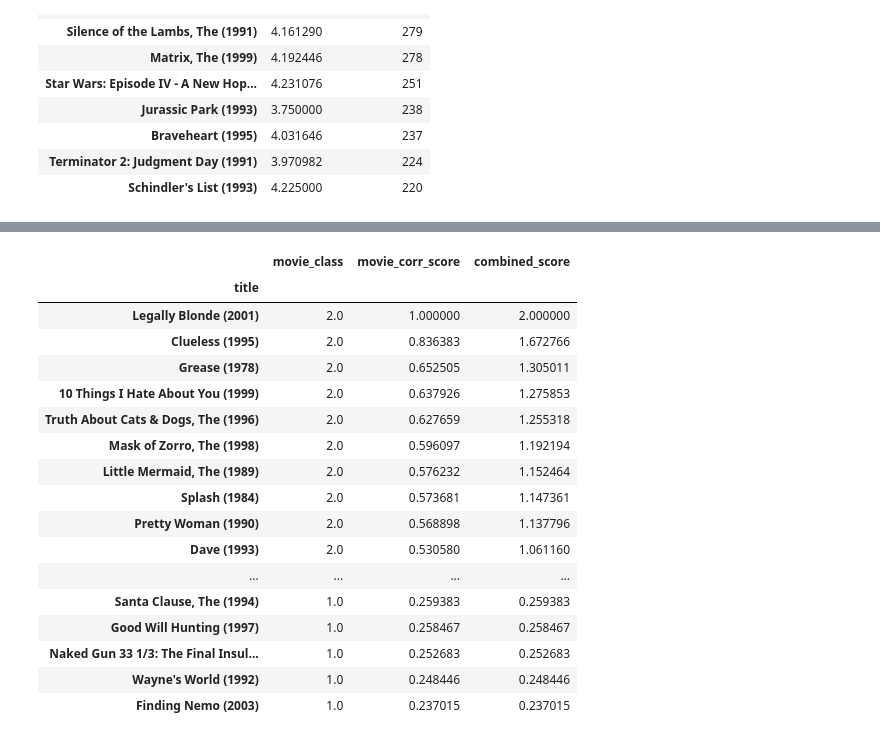
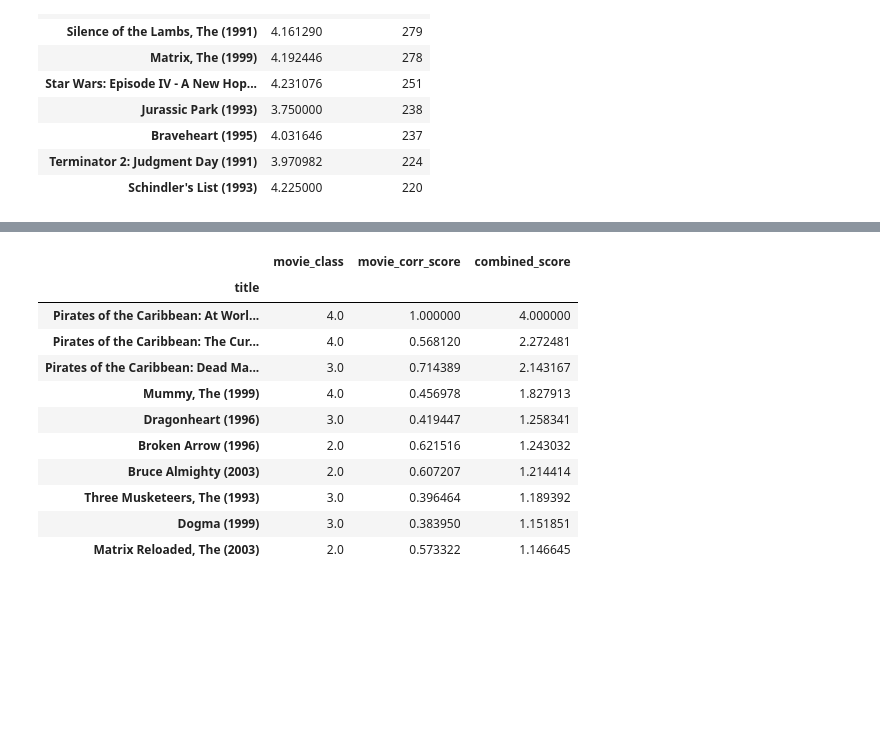
Before and after one commit to sku1978/sk-share-repo, a Jupyter notebook: ML/Recommender-System/Simple Recommender System.ipynb, the cells around one changed output, grey strips where cells are left out. Saved outputs shown, nothing was run; the diff lists cells and outputs as text; code cells hidden in the pictures; blank space fills up the shorter version.

```diff
--- a/ML/Recommender-System/Simple Recommender System.ipynb
+++ b/ML/Recommender-System/Simple Recommender System.ipynb
@@ -188,5 +196,5 @@ df[(df['title'] == 'Matrix, The (1999)')].head(1)
 # %%
-movie_name='Legally Blonde (2001)'
+movie_name="Pirates of the Caribbean: At World's End (2007)"
 test_movie=moviemat[movie_name]
 
 test_movie_class=movie_classification.dot(movie_classification.loc[movie_name]).rename('movie_class')
@@ -194,23 +202,17 @@ test_movie_corr=moviemat.corrwith(test_movie).rename('movie_corr_score')
 test_movie_combined=pd.merge(test_movie_class, test_movie_corr, on='title')
 test_movie_combined['combined_score']=test_movie_combined['movie_class']*test_movie_combined['movie_corr_score']
 # %%
-test_movie_combined.sort_values('combined_score', ascending=False).head(100)
+test_movie_combined.sort_values('combined_score', ascending=False).head(10)
 # %% [output]
 |  | movie_class | movie_corr_score | combined_score |
 | title |  |  |  |
-| Legally Blonde (2001) | 2.0 | 1.000000 | 2.000000 |
-| Clueless (1995) | 2.0 | 0.836383 | 1.672766 |
-| Grease (1978) | 2.0 | 0.652505 | 1.305011 |
-| 10 Things I Hate About You (1999) | 2.0 | 0.637926 | 1.275853 |
-| Truth About Cats & Dogs, The (1996) | 2.0 | 0.627659 | 1.255318 |
-| Mask of Zorro, The (1998) | 2.0 | 0.596097 | 1.192194 |
-| Little Mermaid, The (1989) | 2.0 | 0.576232 | 1.152464 |
-| Splash (1984) | 2.0 | 0.573681 | 1.147361 |
-| Pretty Woman (1990) | 2.0 | 0.568898 | 1.137796 |
-| Dave (1993) | 2.0 | 0.530580 | 1.061160 |
-| ... | ... | ... | ... |
-| Santa Clause, The (1994) | 1.0 | 0.259383 | 0.259383 |
-| Good Will Hunting (1997) | 1.0 | 0.258467 | 0.258467 |
-| Naked Gun 33 1/3: The Final Insul... | 1.0 | 0.252683 | 0.252683 |
-| Wayne's World (1992) | 1.0 | 0.248446 | 0.248446 |
-| Finding Nemo (2003) | 1.0 | 0.237015 | 0.237015 |
+| Pirates of the Caribbean: At Worl... | 4.0 | 1.000000 | 4.000000 |
+| Pirates of the Caribbean: The Cur... | 4.0 | 0.568120 | 2.272481 |
+| Pirates of the Caribbean: Dead Ma... | 3.0 | 0.714389 | 2.143167 |
+| Mummy, The (1999) | 4.0 | 0.456978 | 1.827913 |
+| Dragonheart (1996) | 3.0 | 0.419447 | 1.258341 |
+| Broken Arrow (1996) | 2.0 | 0.621516 | 1.243032 |
+| Bruce Almighty (2003) | 2.0 | 0.607207 | 1.214414 |
+| Three Musketeers, The (1993) | 3.0 | 0.396464 | 1.189392 |
+| Dogma (1999) | 3.0 | 0.383950 | 1.151851 |
+| Matrix Reloaded, The (2003) | 2.0 | 0.573322 | 1.146645 |
```
Also changed, not shown: parts of 3 cells of this notebook.
